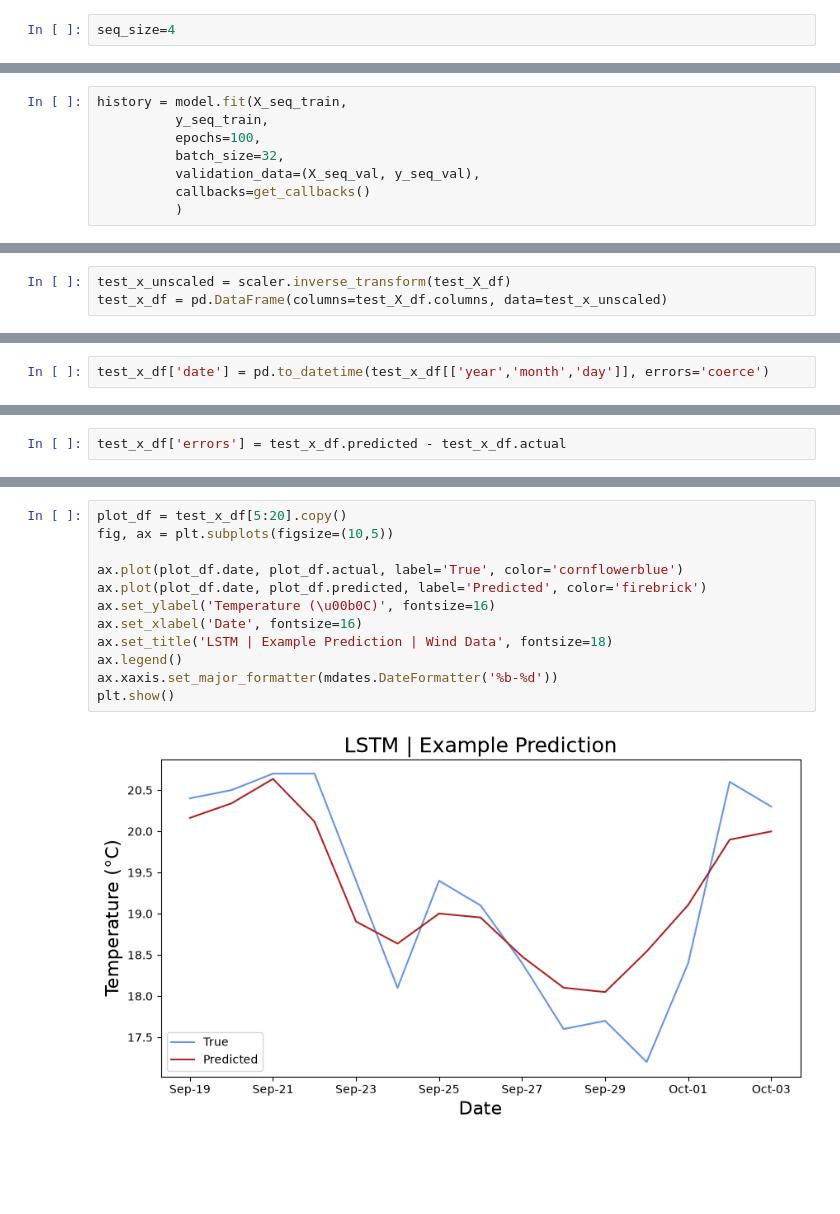
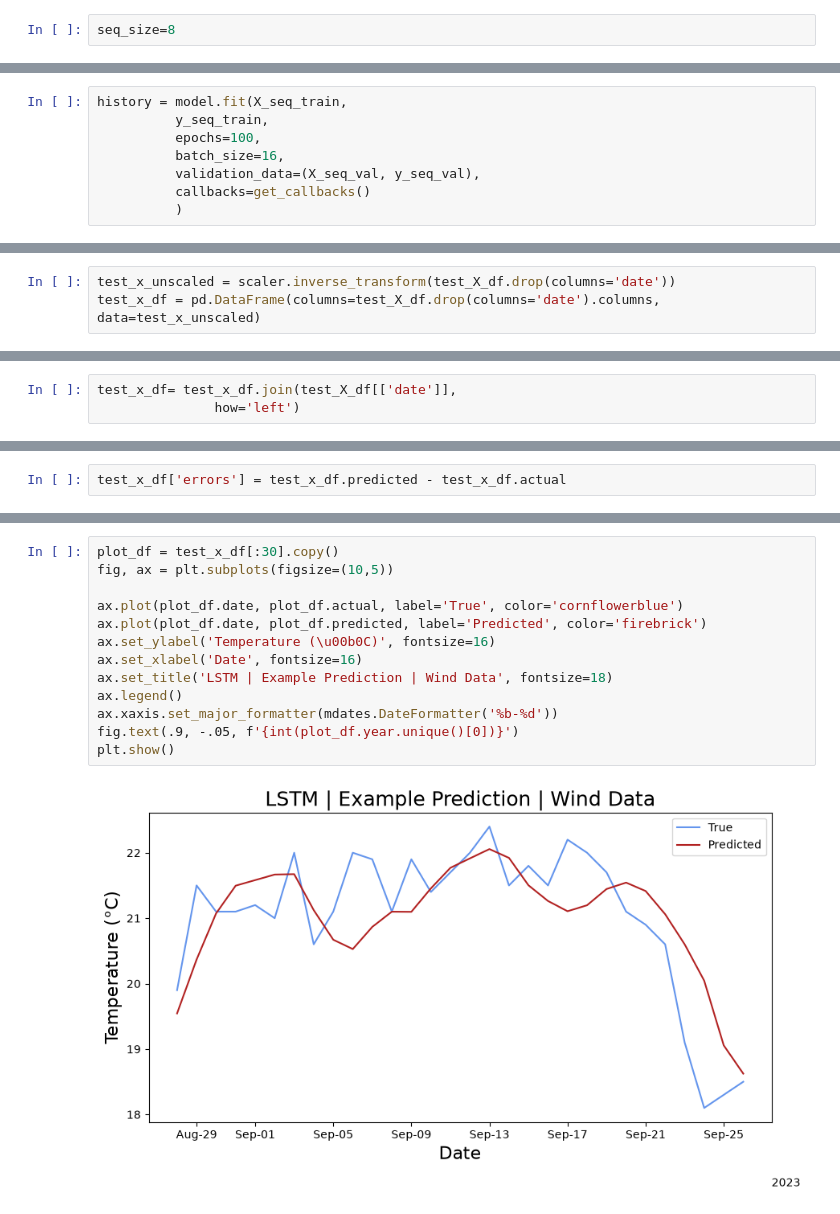
Before and after one commit to spencercody/scripps-water-temp, a Jupyter notebook: src/modeling/notebooks/05-rnn - 2.ipynb, the cells around one changed output, grey strips where cells are left out. Drawn from its saved outputs; the diff is of its cells as text; blank space fills up the shorter version.

```diff
--- a/src/modeling/notebooks/05-rnn - 2.ipynb
+++ b/src/modeling/notebooks/05-rnn - 2.ipynb
@@ -158,4 +123,4 @@ def setup_seq_data_df_list(data_dfs: list[pd.DataFrame],
 
     return full_data_x, full_data_y, full_y_idx
 # %%
-seq_size=4
+seq_size=8
@@ -191,7 +174,7 @@ WARNING:tensorflow:TensorFlow GPU support is not available on native Windows for
 history = model.fit(X_seq_train,
           y_seq_train,
           epochs=100,
-          batch_size=32,
+          batch_size=16,
           validation_data=(X_seq_val, y_seq_val),
           callbacks=get_callbacks()
           )
@@ -226,6 +209,6 @@ X_seq_test.shape
 # %%
-test_x_unscaled = scaler.inverse_transform(test_X_df)
-test_x_df = pd.DataFrame(columns=test_X_df.columns, data=test_x_unscaled)
+test_x_unscaled = scaler.inverse_transform(test_X_df.drop(columns='date'))
+test_x_df = pd.DataFrame(columns=test_X_df.drop(columns='date').columns, data=test_x_unscaled)
 # %%
 test_x_df.shape
 # %% [output]
@@ -265,5 +265,6 @@ test_x_df = test_x_df.join(results_df,
 # %%
-test_x_df['date'] = pd.to_datetime(test_x_df[['year','month','day']], errors='coerce')
+test_x_df= test_x_df.join(test_X_df[['date']],
+               how='left')
 # %%
 test_x_df[['SURF_TEMP_C', 'actual']].head(8)
 # %% [output]
@@ -293,17 +294,18 @@ pd.DataFrame(test_x_df.errors.describe()).T
 # %%
-plot_df = test_x_df[5:20].copy()
+plot_df = test_x_df[:30].copy()
 fig, ax = plt.subplots(figsize=(10,5))
 
 ax.plot(plot_df.date, plot_df.actual, label='True', color='cornflowerblue')
 ax.plot(plot_df.date, plot_df.predicted, label='Predicted', color='firebrick')
 ax.set_ylabel('Temperature (\u00b0C)', fontsize=16)
 ax.set_xlabel('Date', fontsize=16)
 ax.set_title('LSTM | Example Prediction | Wind Data', fontsize=18)
 ax.legend()
 ax.xaxis.set_major_formatter(mdates.DateFormatter('%b-%d'))
+fig.text(.9, -.05, f'{int(plot_df.year.unique()[0])}')
 plt.show()
 # %% [output]
-[figure, old version]
+[figure, new version]
 # %%
 mse = np.mean([x**2 for x in test_x_df.errors])
 rmse = np.sqrt(mse)
```
Also changed, not shown: parts of 32 cells of this notebook, 24 other files.
